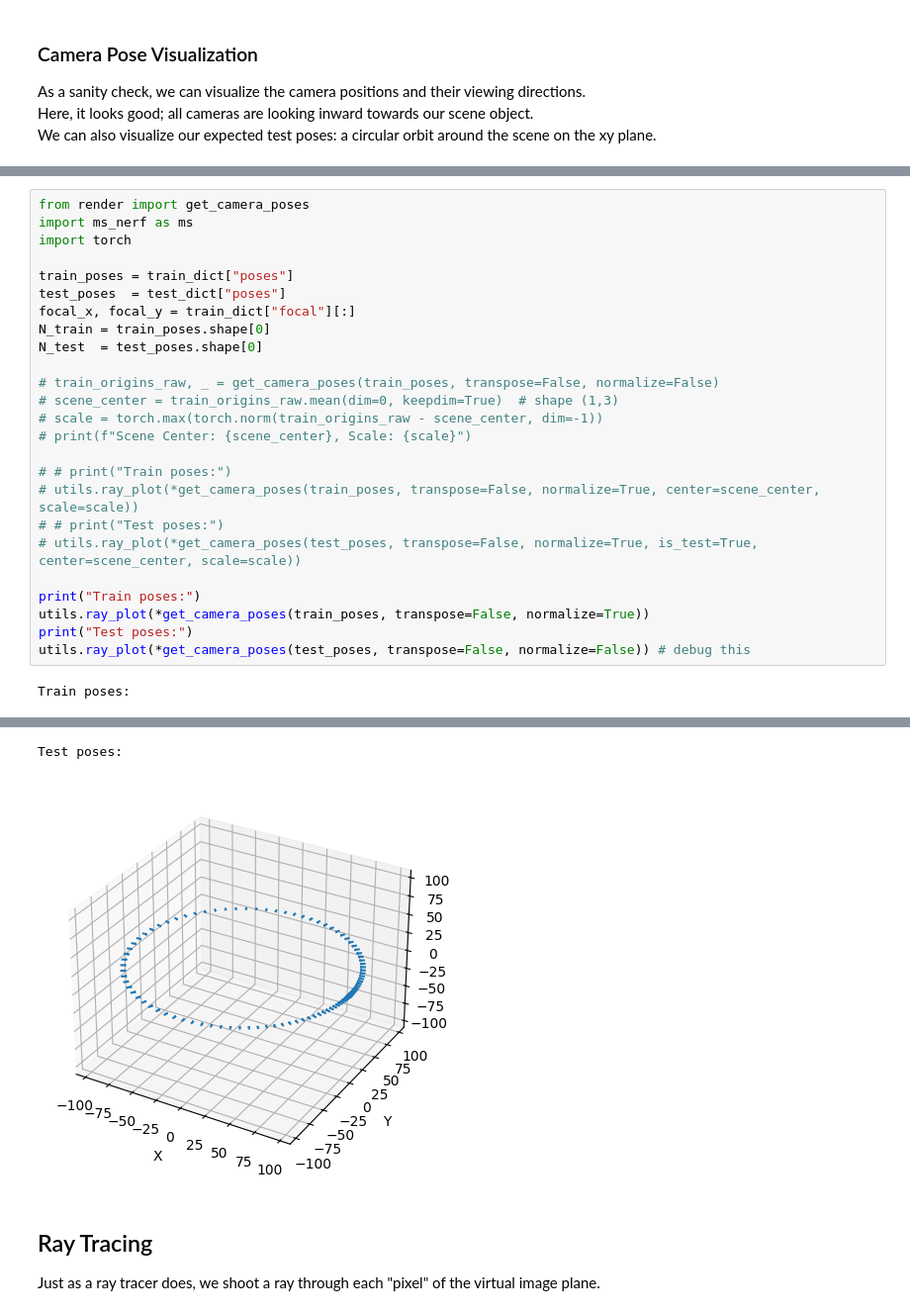
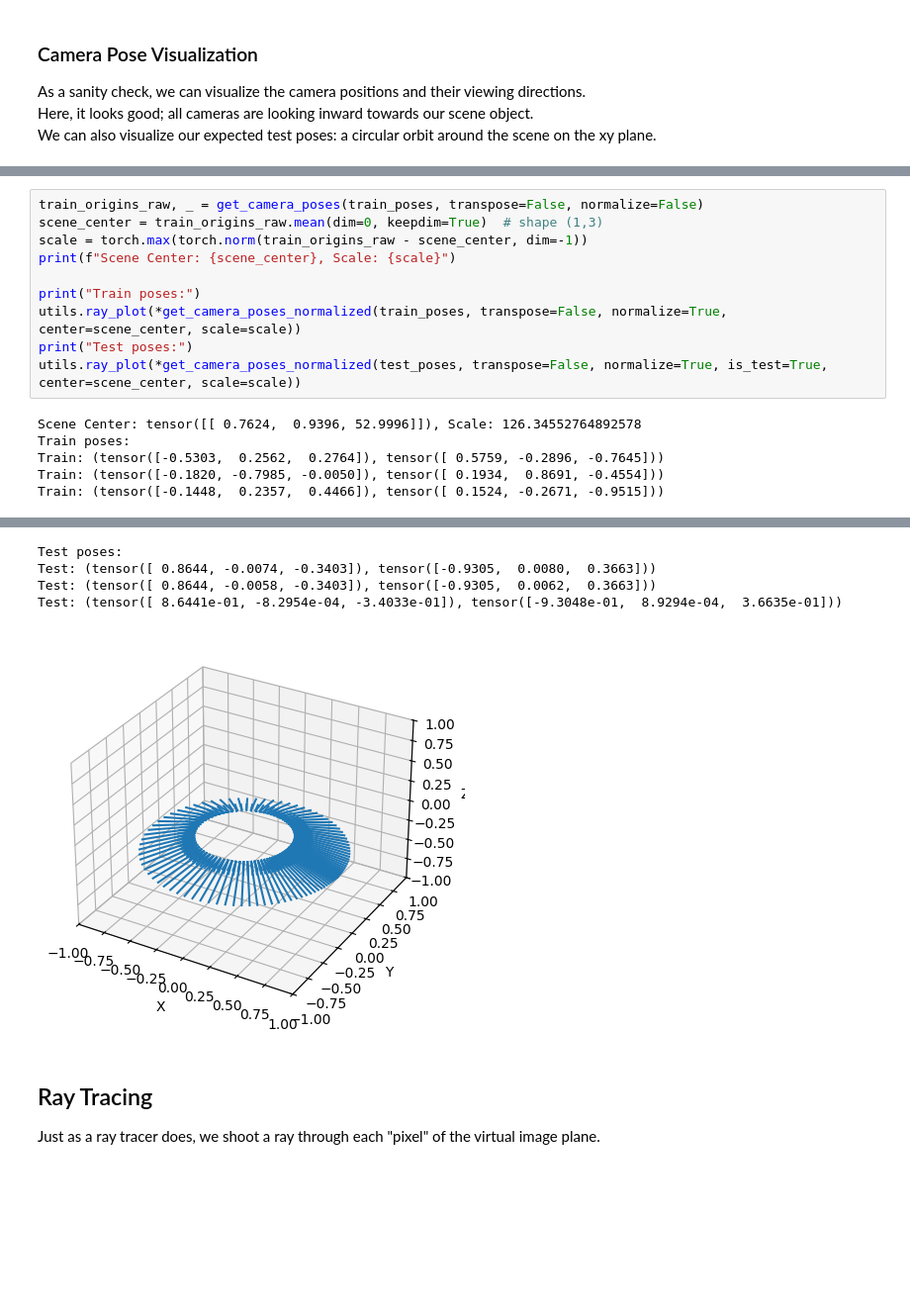
Before and after one commit to stonecodecs/neural_scattering_field, a Jupyter notebook: demo.ipynb, the cells around one changed output, grey strips where cells are left out. Shown at 99% size. Cells and saved outputs as stored; diff of their text form; blank space fills up the shorter version.

```diff
--- a/demo.ipynb
+++ b/demo.ipynb
@@ -32,27 +52,16 @@ We can also visualize our expected test poses: a circular orbit around the scene
 # %%
-from render import get_camera_poses
-import ms_nerf as ms
-import torch
-
-train_poses = train_dict["poses"]
-test_poses  = test_dict["poses"]
-focal_x, focal_y = train_dict["focal"][:]
-N_train = train_poses.shape[0]
-N_test  = test_poses.shape[0]
-
-# train_origins_raw, _ = get_camera_poses(train_poses, transpose=False, normalize=False)
-# scene_center = train_origins_raw.mean(dim=0, keepdim=True)  # shape (1,3)
-# scale = torch.max(torch.norm(train_origins_raw - scene_center, dim=-1))
-# print(f"Scene Center: {scene_center}, Scale: {scale}")
-
-# # print("Train poses:")
-# utils.ray_plot(*get_camera_poses(train_poses, transpose=False, normalize=True, center=scene_center, scale=scale))
-# # print("Test poses:")
-# utils.ray_plot(*get_camera_poses(test_poses, transpose=False, normalize=True, is_test=True, center=scene_center, scale=scale))
+train_origins_raw, _ = get_camera_poses(train_poses, transpose=False, normalize=False)
+scene_center = train_origins_raw.mean(dim=0, keepdim=True)  # shape (1,3)
+scale = torch.max(torch.norm(train_origins_raw - scene_center, dim=-1))
+print(f"Scene Center: {scene_center}, Scale: {scale}")
 
 print("Train poses:")
-utils.ray_plot(*get_camera_poses(train_poses, transpose=False, normalize=True))
+utils.ray_plot(*get_camera_poses_normalized(train_poses, transpose=False, normalize=True, center=scene_center, scale=scale))
 print("Test poses:")
-utils.ray_plot(*get_camera_poses(test_poses, transpose=False, normalize=False)) # debug this
+utils.ray_plot(*get_camera_poses_normalized(test_poses, transpose=False, normalize=True, is_test=True, center=scene_center, scale=scale))
 # %% [output]
+Scene Center: tensor([[ 0.7624,  0.9396, 52.9996]]), Scale: 126.34552764892578
 Train poses:
+Train: (tensor([-0.5303,  0.2562,  0.2764]), tensor([ 0.5759, -0.2896, -0.7645]))
+Train: (tensor([-0.1820, -0.7985, -0.0050]), tensor([ 0.1934,  0.8691, -0.4554]))
+Train: (tensor([-0.1448,  0.2357,  0.4466]), tensor([ 0.1524, -0.2671, -0.9515]))
@@ -60,5 +69,8 @@ Train poses:
 Test poses:
+Test: (tensor([ 0.8644, -0.0074, -0.3403]), tensor([-0.9305,  0.0080,  0.3663]))
+Test: (tensor([ 0.8644, -0.0058, -0.3403]), tensor([-0.9305,  0.0062,  0.3663]))
+Test: (tensor([ 8.6441e-01, -8.2954e-04, -3.4033e-01]), tensor([-9.3048e-01,  8.9294e-04,  3.6635e-01]))
-[figure, old version]
+[figure, new version]
 # %% [markdown]
 ## Ray Tracing
 Just as a ray tracer does, we shoot a ray through each "pixel" of the virtual image plane.
```
Also changed, not shown: parts of 2 cells of this notebook, 1 other file.
